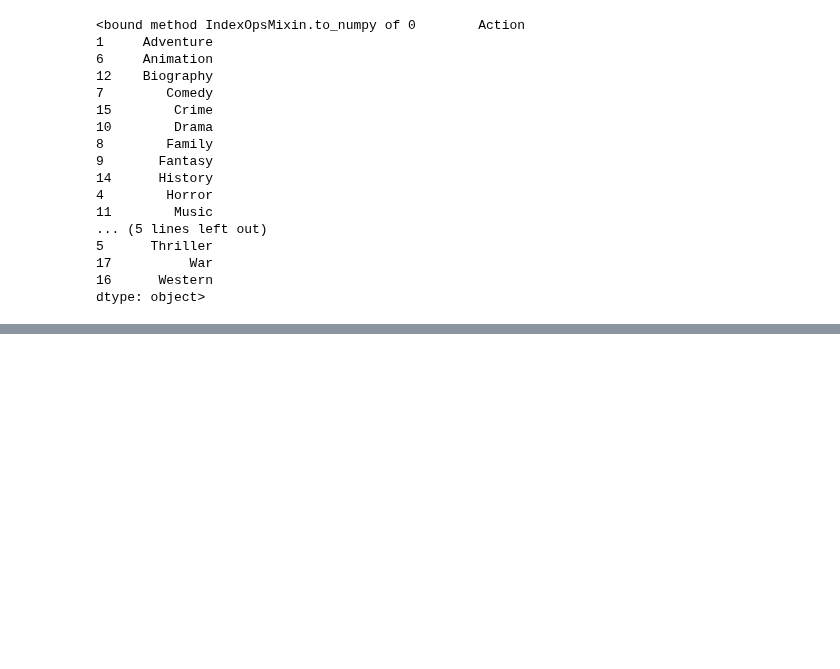
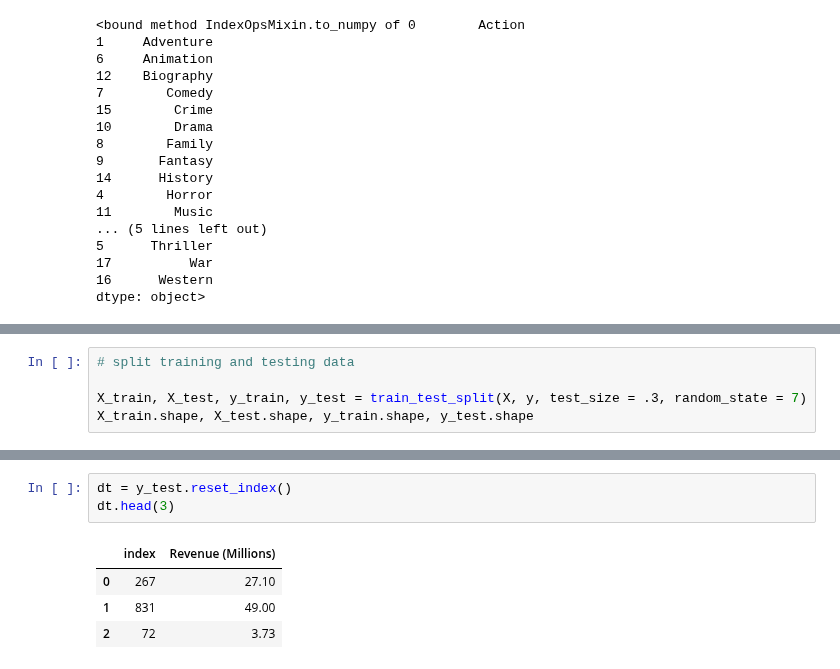
Before and after one commit to pNatTueku/ml_learning_with_ajprasertcbs, a Jupyter notebook: notebooks/preprocessing_multipleLabelBinarizer.ipynb, the cells around one changed output, grey strips where cells are left out. Cells and saved outputs as stored; diff of their text form; blank space fills up the shorter version.

```diff
--- a/notebooks/preprocessing_multipleLabelBinarizer.ipynb
+++ b/notebooks/preprocessing_multipleLabelBinarizer.ipynb
@@ -158,0 +437,5 @@ dtype: object>
+# %%
+# split training and testing data
+
+X_train, X_test, y_train, y_test = train_test_split(X, y, test_size = .3, random_state = 7)
+X_train.shape, X_test.shape, y_train.shape, y_test.shape
@@ -158,0 +524,8 @@ dtype: object>
+# %%
+dt = y_test.reset_index()
+dt.head(3)
+# %% [output]
+|  | index | Revenue (Millions) |
+| 0 | 267 | 27.10 |
+| 1 | 831 | 49.00 |
+| 2 | 72 | 3.73 |
```
Also changed, not shown: parts of 37 cells of this notebook.
